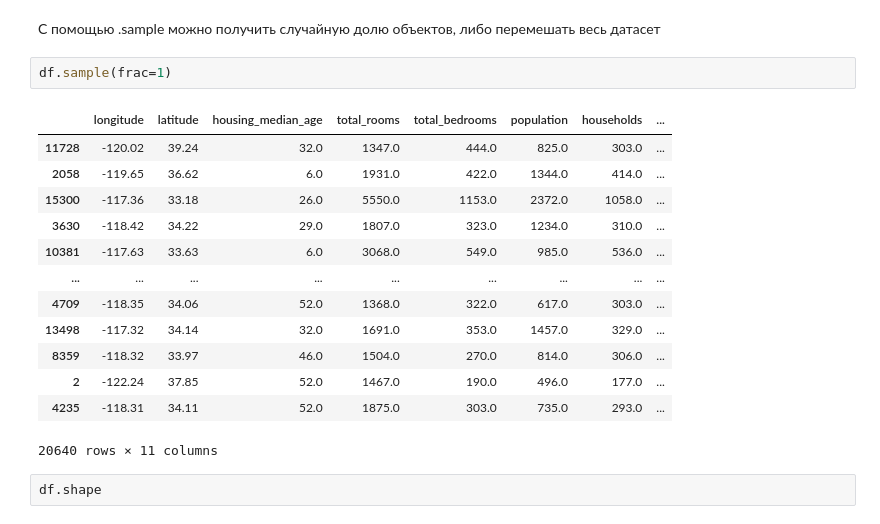
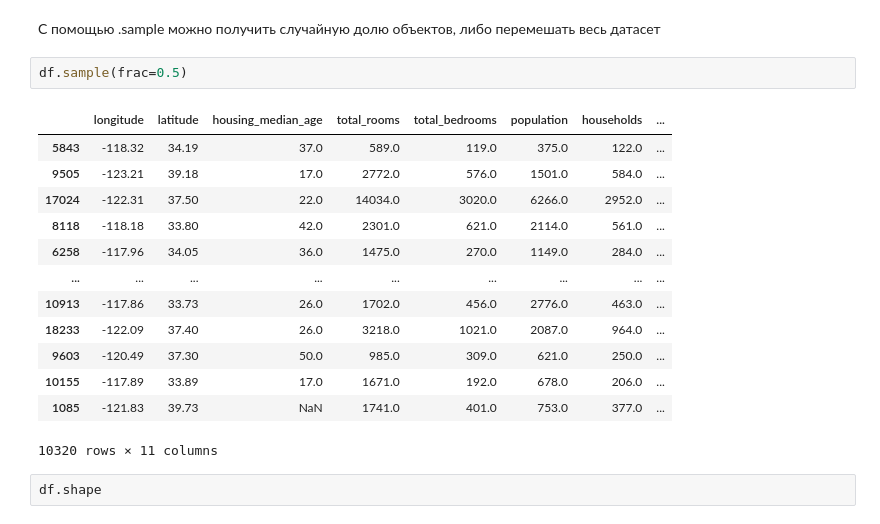
Before and after one commit to Let0Pda/DSPyLib, a Jupyter notebook: Seminars/Seminar_02/Web02.ipynb, the cells around one changed output. Cells and saved outputs as stored; diff of their text form.

```diff
--- a/Seminars/Seminar_02/Web02.ipynb
+++ b/Seminars/Seminar_02/Web02.ipynb
@@ -111,21 +117,21 @@ df.sample()
 # %% [markdown]
 С помощью .sample можно получить случайную долю объектов, либо перемешать весь датасет
 # %%
-df.sample(frac=1)
+df.sample(frac=0.5)
 # %% [output]
 |  | longitude | latitude | housing_median_age | total_rooms | total_bedrooms | population | households | ... |
-| 11728 | -120.02 | 39.24 | 32.0 | 1347.0 | 444.0 | 825.0 | 303.0 | ... |
-| 2058 | -119.65 | 36.62 | 6.0 | 1931.0 | 422.0 | 1344.0 | 414.0 | ... |
-| 15300 | -117.36 | 33.18 | 26.0 | 5550.0 | 1153.0 | 2372.0 | 1058.0 | ... |
-| 3630 | -118.42 | 34.22 | 29.0 | 1807.0 | 323.0 | 1234.0 | 310.0 | ... |
-| 10381 | -117.63 | 33.63 | 6.0 | 3068.0 | 549.0 | 985.0 | 536.0 | ... |
+| 5843 | -118.32 | 34.19 | 37.0 | 589.0 | 119.0 | 375.0 | 122.0 | ... |
+| 9505 | -123.21 | 39.18 | 17.0 | 2772.0 | 576.0 | 1501.0 | 584.0 | ... |
+| 17024 | -122.31 | 37.50 | 22.0 | 14034.0 | 3020.0 | 6266.0 | 2952.0 | ... |
+| 8118 | -118.18 | 33.80 | 42.0 | 2301.0 | 621.0 | 2114.0 | 561.0 | ... |
+| 6258 | -117.96 | 34.05 | 36.0 | 1475.0 | 270.0 | 1149.0 | 284.0 | ... |
 | ... | ... | ... | ... | ... | ... | ... | ... | ... |
-| 4709 | -118.35 | 34.06 | 52.0 | 1368.0 | 322.0 | 617.0 | 303.0 | ... |
-| 13498 | -117.32 | 34.14 | 32.0 | 1691.0 | 353.0 | 1457.0 | 329.0 | ... |
-| 8359 | -118.32 | 33.97 | 46.0 | 1504.0 | 270.0 | 814.0 | 306.0 | ... |
-| 2 | -122.24 | 37.85 | 52.0 | 1467.0 | 190.0 | 496.0 | 177.0 | ... |
-| 4235 | -118.31 | 34.11 | 52.0 | 1875.0 | 303.0 | 735.0 | 293.0 | ... |
+| 10913 | -117.86 | 33.73 | 26.0 | 1702.0 | 456.0 | 2776.0 | 463.0 | ... |
+| 18233 | -122.09 | 37.40 | 26.0 | 3218.0 | 1021.0 | 2087.0 | 964.0 | ... |
+| 9603 | -120.49 | 37.30 | 50.0 | 985.0 | 309.0 | 621.0 | 250.0 | ... |
+| 10155 | -117.89 | 33.89 | 17.0 | 1671.0 | 192.0 | 678.0 | 206.0 | ... |
+| 1085 | -121.83 | 39.73 | NaN | 1741.0 | 401.0 | 753.0 | 377.0 | ... |
-20640 rows × 11 columns
+10320 rows × 11 columns
 # %%
 df.shape
 # %% [output]
```
Also changed, not shown: parts of 22 cells of this notebook, 2 other files.
